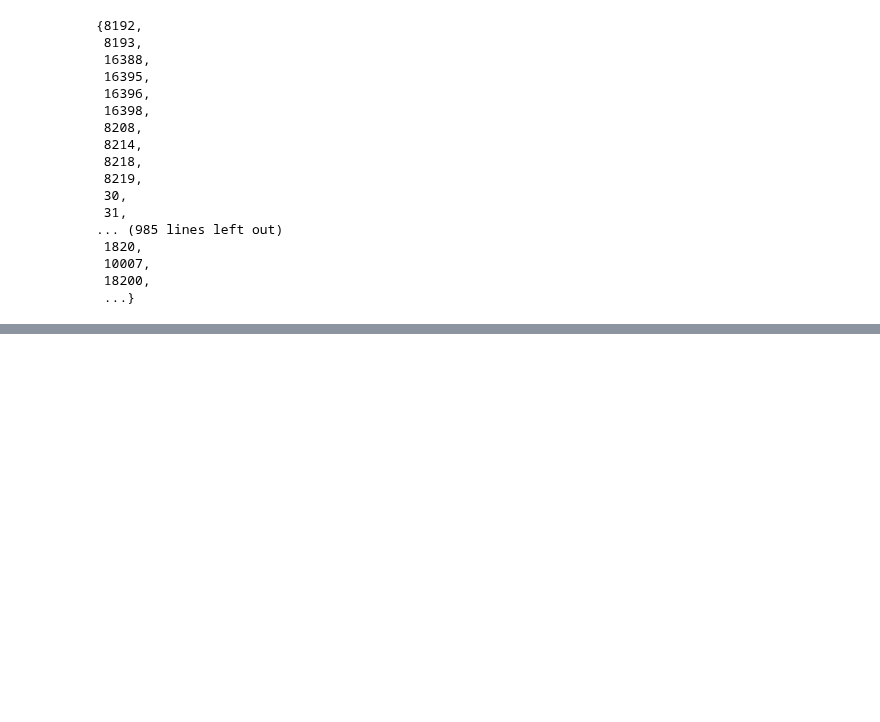
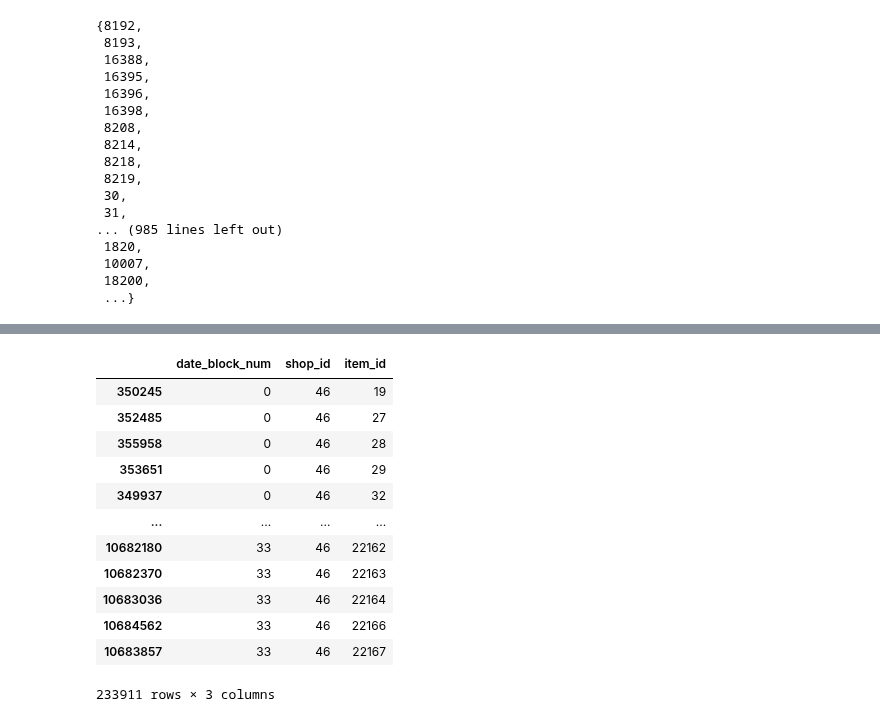
Before and after one commit to ducksfrogs/ma_kaggle, a Jupyter notebook: future_sales/feature_xgb.ipynb, the cells around one changed output, grey strips where cells are left out. Saved outputs shown, nothing was run; the diff lists cells and outputs as text; code cells hidden in the pictures; blank space fills up the shorter version.

```diff
--- a/future_sales/feature_xgb.ipynb
+++ b/future_sales/feature_xgb.ipynb
@@ -245,5 +116,21 @@ time.time() - ts
 # %%
 train['revenue'] = train['item_price'] * train['item_cnt_day']
+# %%
+matrix[matrix['shop_id']==46]
+# %% [output]
+|  | date_block_num | shop_id | item_id |
+| 350245 | 0 | 46 | 19 |
+| 352485 | 0 | 46 | 27 |
+| 355958 | 0 | 46 | 28 |
+| 353651 | 0 | 46 | 29 |
+| 349937 | 0 | 46 | 32 |
+| ... | ... | ... | ... |
+| 10682180 | 33 | 46 | 22162 |
+| 10682370 | 33 | 46 | 22163 |
+| 10683036 | 33 | 46 | 22164 |
+| 10684562 | 33 | 46 | 22166 |
+| 10683857 | 33 | 46 | 22167 |
+233911 rows × 3 columns
 # %%
 ts = time.time()
 group = train.groupby(['date_block_num', 'shop_id', 'item_id']).agg({'item_cnt_day':['sum']})
```
Also changed, not shown: parts of 21 cells of this notebook, 1 other file.
